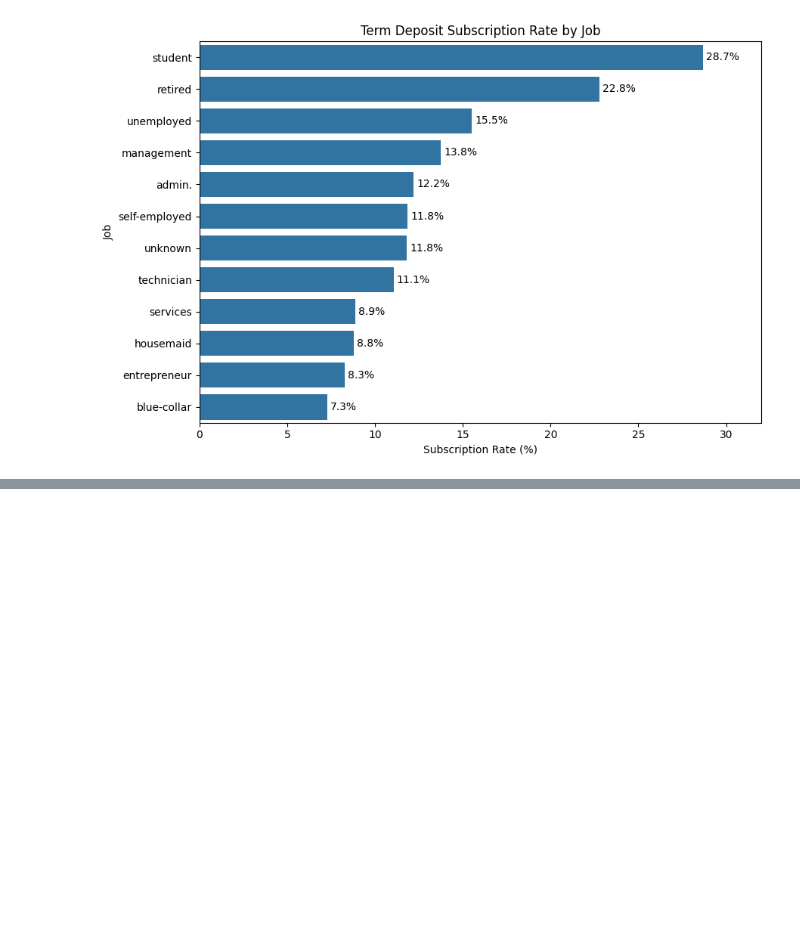
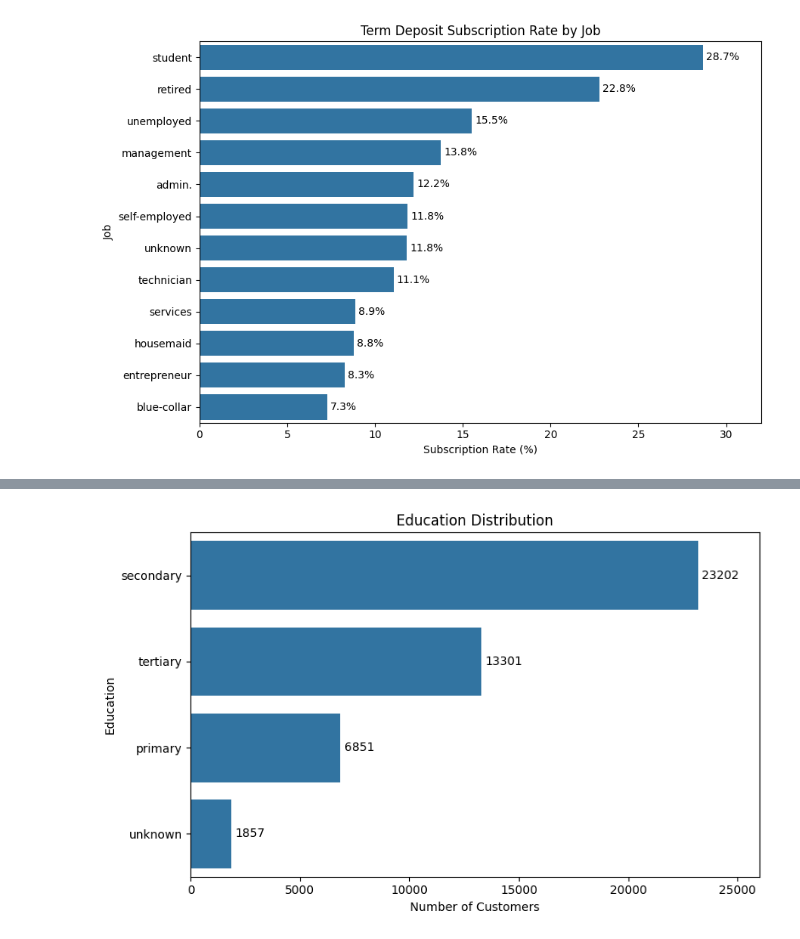
Before and after one commit to huzaifawaheed2/DevelopersHub-Corporation-Advanced-Internship, a Jupyter notebook: Project-01-Term-Deposit-Prediction/notebooks/term_deposit_prediction.ipynb, the cells around one changed output, grey strips where cells are left out. Saved outputs shown, nothing was run; the diff lists cells and outputs as text; code cells hidden in the pictures; blank space fills up the shorter version.

```diff
--- a/Project-01-Term-Deposit-Prediction/notebooks/term_deposit_prediction.ipynb
+++ b/Project-01-Term-Deposit-Prediction/notebooks/term_deposit_prediction.ipynb
@@ -566,0 +594,38 @@ plt.show()
+# %%
+# Calculate education counts
+
+education_counts = df["education"].value_counts()
+
+# Plot education distribution
+
+plt.figure(figsize=(8, 5))
+
+ax = sns.countplot(
+    data=df,
+    y="education",
+    order=education_counts.index
+)
+
+# Add extra space for labels
+plt.xlim(0, 26000)
+
+# Add data labels
+ax.bar_label(ax.containers[0],
+    padding=3)
+
+
+plt.title("Education Distribution")
+plt.xlabel("Number of Customers")
+plt.ylabel("Education")
+
+plt.tight_layout()
+
+# plt.savefig(
+#     "../outputs/figures/06_education_distribution.png",
+#     dpi=300,
+#     bbox_inches="tight"
+# )
+
+plt.show()
+# %% [output]
+[figure, added]
```
Also changed, not shown: parts of 16 cells of this notebook.
